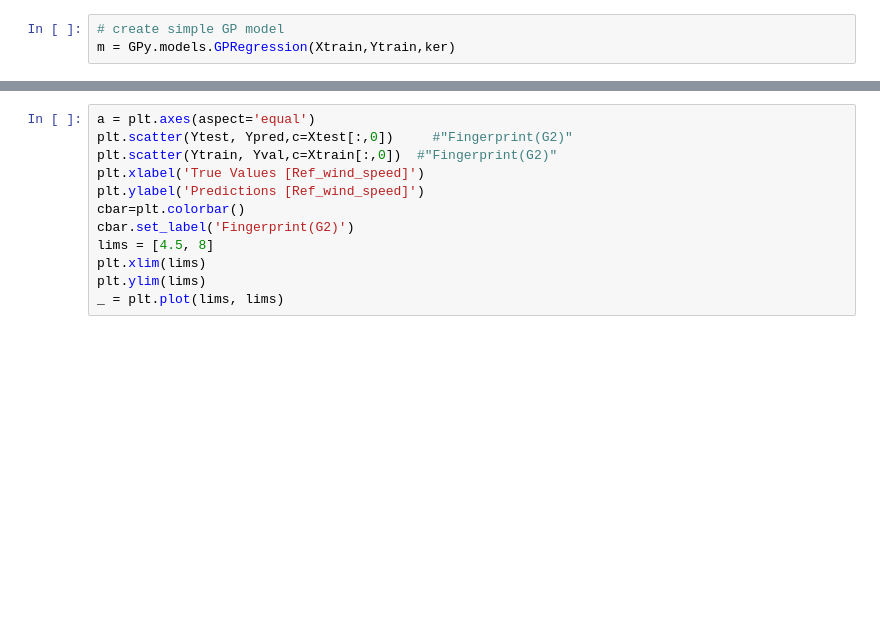
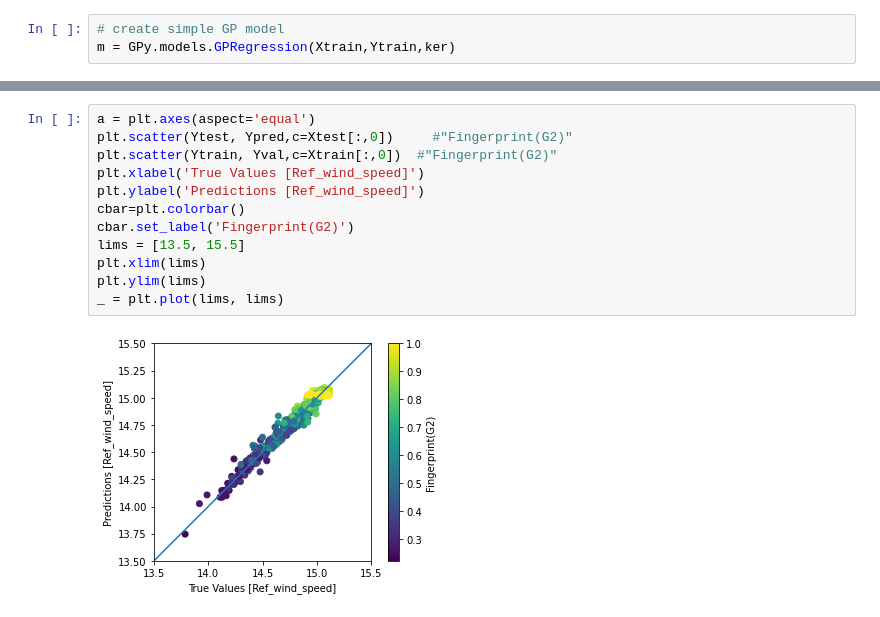
Before and after one commit to muhammedsogut/windfarm_modelling, a Jupyter notebook: model_notebooks/single_wind/GP_surrogate_model.ipynb, the cells around one changed output, grey strips where cells are left out. Cells and saved outputs as stored; diff of their text form; blank space fills up the shorter version.

```diff
--- a/model_notebooks/single_wind/GP_surrogate_model.ipynb
+++ b/model_notebooks/single_wind/GP_surrogate_model.ipynb
@@ -108,15 +158,17 @@ np.max(error_all)
 # %%
 a = plt.axes(aspect='equal')
 plt.scatter(Ytest, Ypred,c=Xtest[:,0])     #"Fingerprint(G2)"
 plt.scatter(Ytrain, Yval,c=Xtrain[:,0])  #"Fingerprint(G2)"
 plt.xlabel('True Values [Ref_wind_speed]')
 plt.ylabel('Predictions [Ref_wind_speed]')
 cbar=plt.colorbar()
 cbar.set_label('Fingerprint(G2)')
-lims = [4.5, 8]
+lims = [13.5, 15.5]
 plt.xlim(lims)
 plt.ylim(lims)
 _ = plt.plot(lims, lims)
+# %% [output]
+[figure, added]
 # %%
 a = plt.axes(aspect='equal')
 plt.scatter(Ytest, Ypred,c=Xtest[:,1])     #"Fingerprint(G4)"
```
Also changed, not shown: parts of 19 cells of this notebook, 7 other files.
